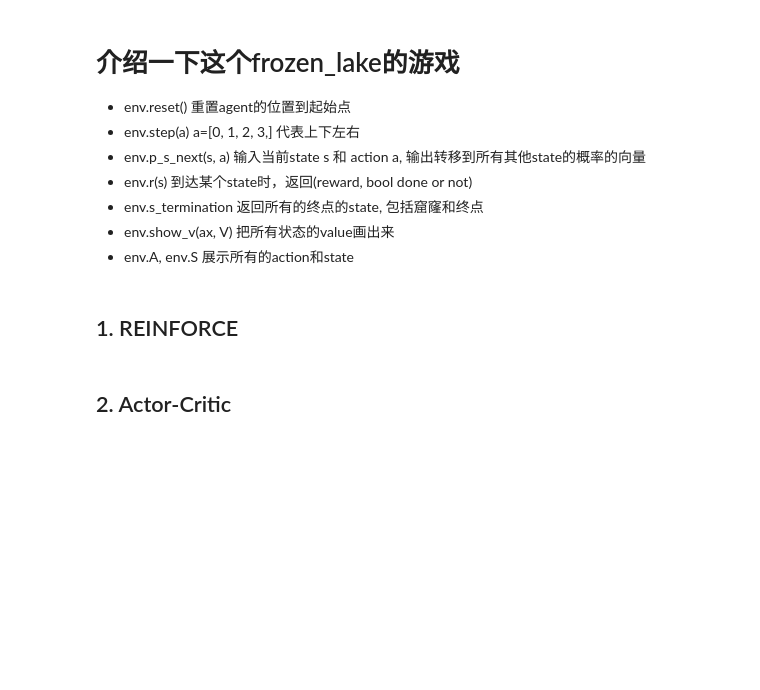
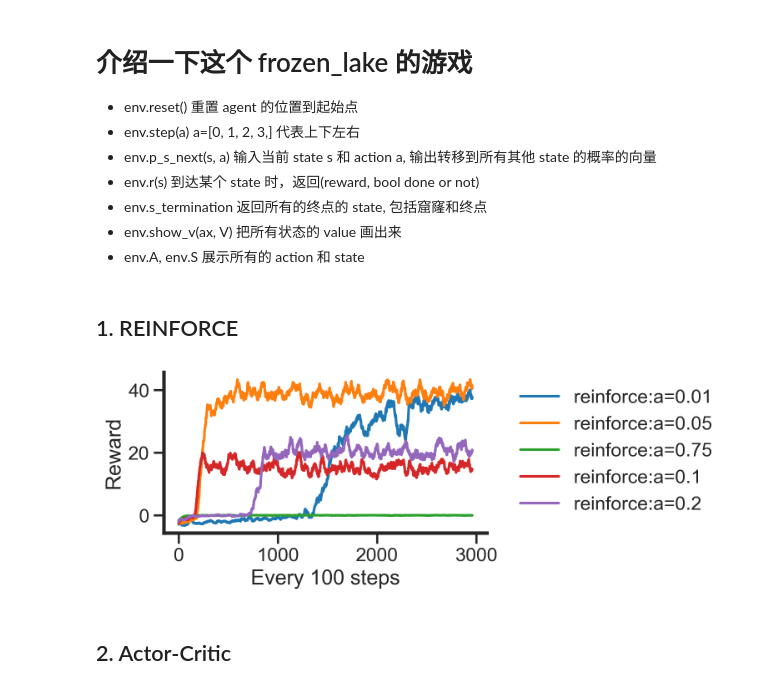
Before and after one commit to Ell08755/rl-workshop, a Jupyter notebook: 04_PG/04_PG_practice.ipynb, the cells around one changed output. Drawn from its saved outputs; the diff is of its cells as text; code cells hidden in the pictures; blank space fills up the shorter version.

```diff
--- a/04_PG/04_PG_practice.ipynb
+++ b/04_PG/04_PG_practice.ipynb
@@ -17,6 +17,13 @@ from utils.viz import viz
 viz.get_style()
 # %%
 def show_lr_curves(model_performances, window_size=40, step_unit=100, x_range=None):
+    '''
+    - model_performances (dict): key: model names; value: reward list
+    - window_size (int): window size for smoothing the learning curves using a moving average. Default is 40.
+    - step_unit (int): The number of steps corresponding to each reward value in the learning curve. Default is 100.
+    - x_range (tuple or None): x-axis range to display (min, max). Default is None.
+    '''
+    # 绘图窗口，坐标轴
     fig, ax = plt.subplots(1, 1, figsize=(5, 2.5))
     for lbl, curve in model_performances.items():
         # smooth the learning curve
@@ -37,14 +44,15 @@ env.reset()
 fig, ax = plt.subplots(1, 1, figsize=(4, 4))
 env.render(ax)
 # %% [markdown]
-# 介绍一下这个frozen_lake的游戏
-* env.reset() 重置agent的位置到起始点
-* env.step(a) a=[0, 1, 2, 3,] 代表上下左右
-* env.p_s_next(s, a) 输入当前state s 和 action a, 输出转移到所有其他state的概率的向量
-* env.r(s) 到达某个state时，返回(reward, bool done or not)
-* env.s_termination 返回所有的终点的state, 包括窟窿和终点
-* env.show_v(ax, V)  把所有状态的value画出来
-* env.A, env.S 展示所有的action和state
+# 介绍一下这个 frozen_lake 的游戏
+
+- env.reset() 重置 agent 的位置到起始点
+- env.step(a) a=[0, 1, 2, 3,] 代表上下左右
+- env.p_s_next(s, a) 输入当前 state s 和 action a, 输出转移到所有其他 state 的概率的向量
+- env.r(s) 到达某个 state 时，返回(reward, bool done or not)
+- env.s_termination 返回所有的终点的 state, 包括窟窿和终点
+- env.show_v(ax, V) 把所有状态的 value 画出来
+- env.A, env.S 展示所有的 action 和 state
 # %% [markdown]
 ## 1. REINFORCE
 # %%
@@ -92,14 +104,14 @@ def REINFORCE(env, policy_strategy, alpha=.1, gamma=.99,
         s, _, _ = env.reset()
         step = 0
         while True:
-            ######################################
             # TODO: rollout the episode
             #       * sample an action
             #       * interact with the environment
             #       * record the trajectory
-            ######################################
+            a = rng.choice(env.A, p=policy.forward(s))
+            s_next, r, done = env.step(a)
+            trajectory.append((s, a, r))
             s = s_next
-
             # for evaluation
             step += 1
             r_cum += r
@@ -130,26 +142,30 @@ def REINFORCE(env, policy_strategy, alpha=.1, gamma=.99,
         T = len(trajectory)
         for t, expr in enumerate(trajectory):
             s, a, r = expr
-            ######################################
             # TODO: calculate the return G
-            ######################################
-            ######################################
+            # Q. 应该是从当前时间步获得的奖励开始，ppt上的t+1单纯是两边下标不统一导致的问题
+            G=np.sum([trajectory[n][2]*(gamma**(n-t)) for n in range(t,T)])
             # TODO: update the policy parameter
-            ######################################
+            policy.theta[s]+=alpha*(gamma**t)*G*policy.log_grad(s,a)
+            # 答案
+            # G = np.sum([gamma**k*i_expr[2] for k, i_expr in enumerate(trajectory[t:])])
+            # policy.theta[s] += alpha*(gamma**t)*policy.log_grad(s, a)*G
 
     return policy.get_pi(), model_performance
 # %%
 # create the random policy
 seed = 1234
-for alpha in [.01, .05, .75, .1, .2]:
+for alpha in [.01, .05, .1,  .2, .75]:
     env = frozen_lake(seed=seed, Rscale=10)
     pi_re, mp_re = REINFORCE(env, policy_strategy=softmax_policy,
                             alpha=alpha,
                             seed=seed+1,
                             show_trajectory=False,
                             max_step_unit=3000)
     lr_curves[f'reinforce:a={alpha}'] = mp_re
 show_lr_curves(lr_curves)
+# %% [output]
+[figure, added]
 # %%
 ## remove the variants other than the best one
 for alpha in [.01, .05, .75, .2]: del lr_curves[f'reinforce:a={alpha}']
```
Also changed, not shown: parts of 7 cells of this notebook, 2 other files.
